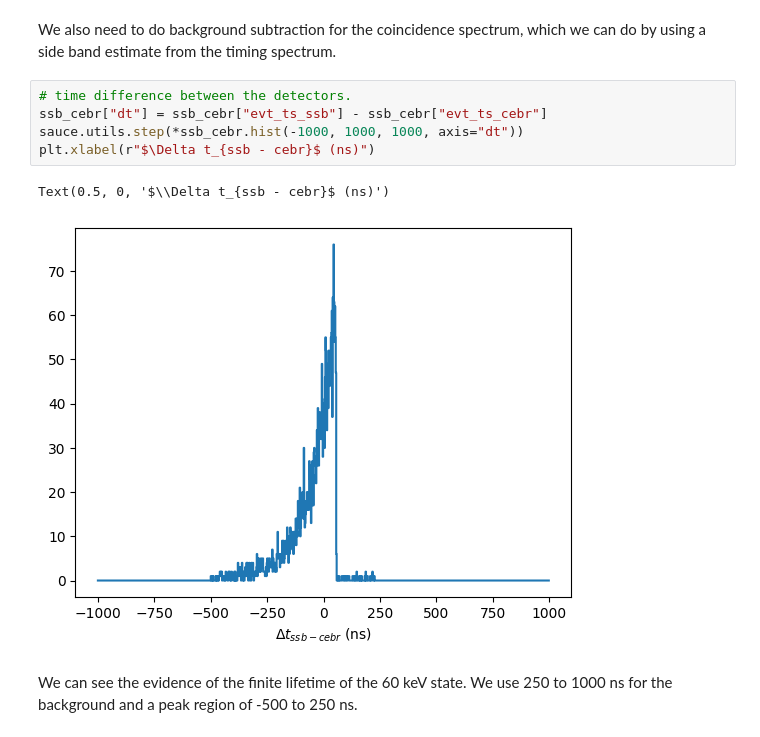
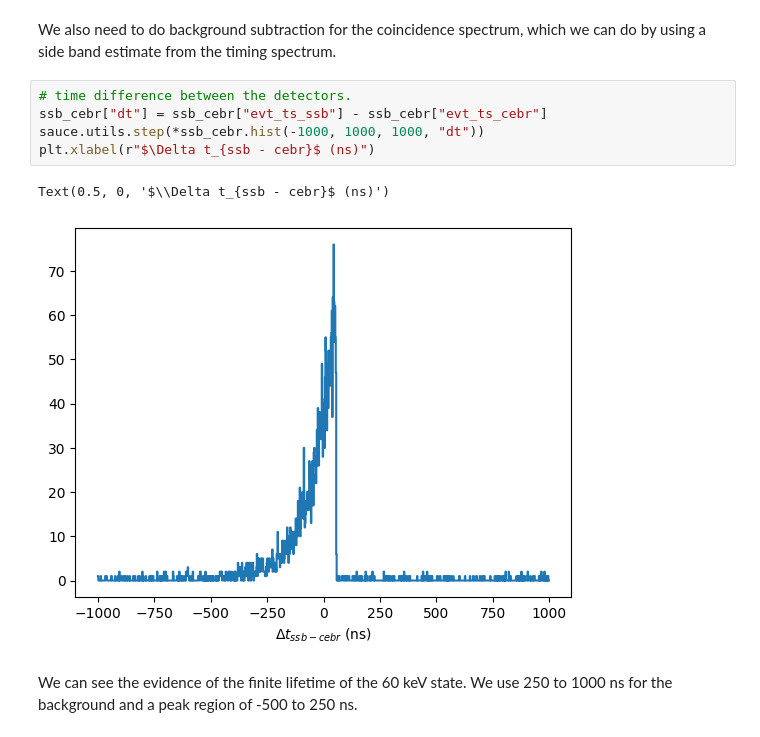
Before and after one commit to camarsha/sauce, a Jupyter notebook: docs/source/notebooks/241Am_example.ipynb, the cells around one changed output. Cells and saved outputs as stored; diff of their text form.

```diff
--- a/docs/source/notebooks/241Am_example.ipynb
+++ b/docs/source/notebooks/241Am_example.ipynb
@@ -88,11 +88,11 @@ We also need to do background subtraction for the coincidence spectrum, which we
 # %%
 # time difference between the detectors.
 ssb_cebr["dt"] = ssb_cebr["evt_ts_ssb"] - ssb_cebr["evt_ts_cebr"]
-sauce.utils.step(*ssb_cebr.hist(-1000, 1000, 1000, axis="dt"))
+sauce.utils.step(*ssb_cebr.hist(-1000, 1000, 1000, "dt"))
 plt.xlabel(r"$\Delta t_{ssb - cebr}$ (ns)")
 # %% [output]
 Text(0.5, 0, '$\\Delta t_{ssb - cebr}$ (ns)')
-[figure, old version]
+[figure, new version]
 # %% [markdown]
 We can see the evidence of the finite lifetime of the 60 keV state. We use 250 to 1000 ns for the background and a peak region of -500 to 250 ns.
 # %%
```
Also changed, not shown: parts of 3 cells of this notebook, 13 other files.
